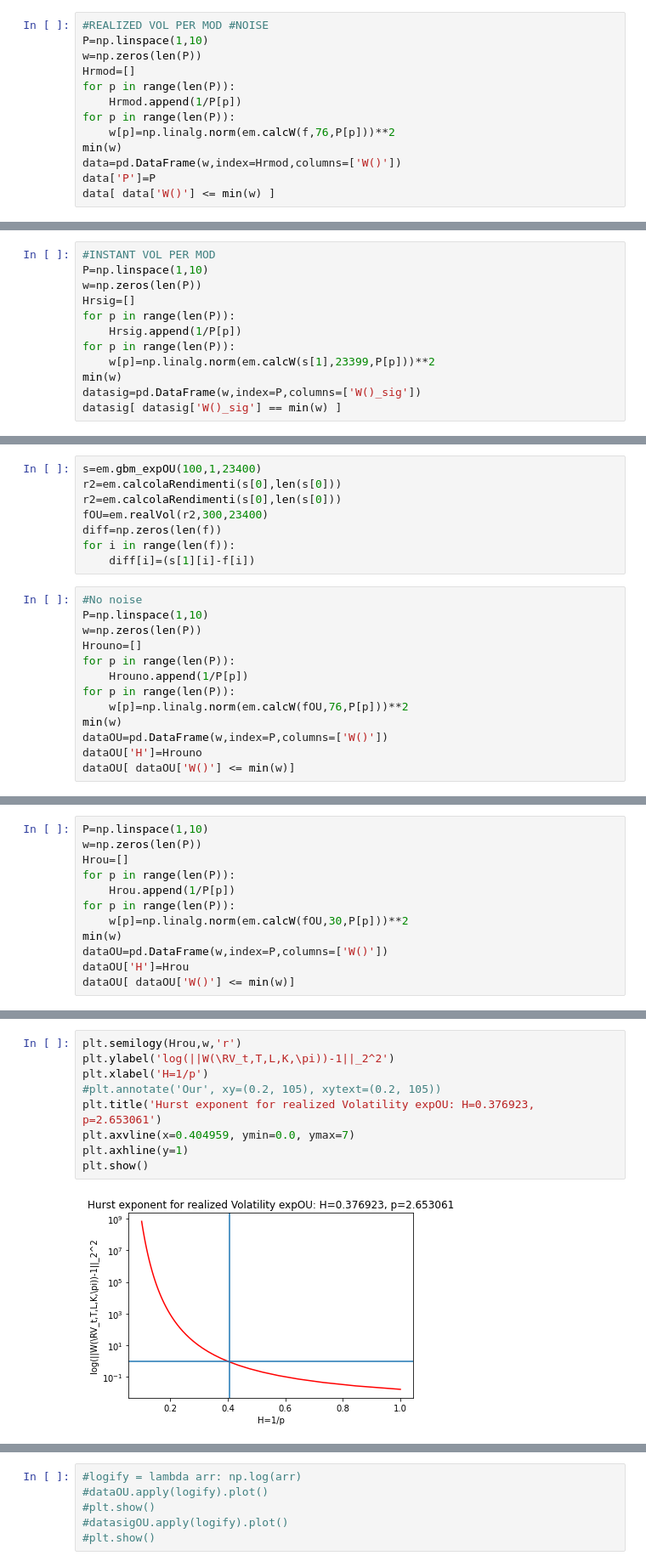
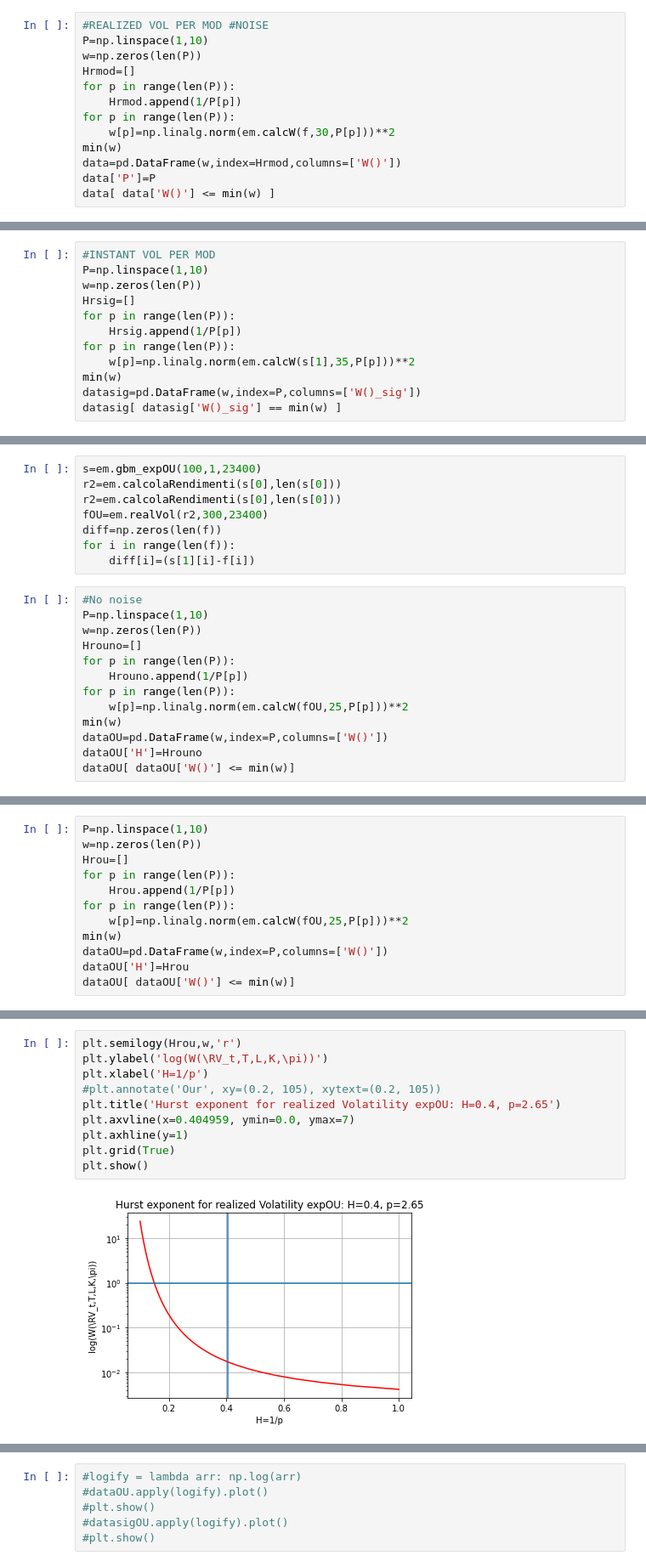
Before and after one commit to macrandrea/RoughVolArtOrArtefact, a Jupyter notebook: Hurst_P-varGIT.ipynb, the cells around one changed output, grey strips where cells are left out. Shown at 85% size. Drawn from its saved outputs; the diff is of its cells as text.

```diff
--- a/Hurst_P-varGIT.ipynb
+++ b/Hurst_P-varGIT.ipynb
@@ -27,7 +25,7 @@ Hrmod=[]
 for p in range(len(P)):
     Hrmod.append(1/P[p])
 for p in range(len(P)):
-    w[p]=np.linalg.norm(em.calcW(f,76,P[p]))**2
+    w[p]=np.linalg.norm(em.calcW(f,30,P[p]))**2
 min(w)
 data=pd.DataFrame(w,index=Hrmod,columns=['W()'])
 data['P']=P
@@ -79,7 +79,7 @@ Hrsig=[]
 for p in range(len(P)):
     Hrsig.append(1/P[p])
 for p in range(len(P)):
-    w[p]=np.linalg.norm(em.calcW(s[1],23399,P[p]))**2
+    w[p]=np.linalg.norm(em.calcW(s[1],35,P[p]))**2
 min(w)
 datasig=pd.DataFrame(w,index=P,columns=['W()_sig'])
 datasig[ datasig['W()_sig'] == min(w) ]
@@ -115,7 +116,7 @@ Hrouno=[]
 for p in range(len(P)):
     Hrouno.append(1/P[p])
 for p in range(len(P)):
-    w[p]=np.linalg.norm(em.calcW(fOU,76,P[p]))**2
+    w[p]=np.linalg.norm(em.calcW(fOU,25,P[p]))**2
 min(w)
 dataOU=pd.DataFrame(w,index=P,columns=['W()'])
 dataOU['H']=Hrouno
@@ -141,7 +143,7 @@ Hrou=[]
 for p in range(len(P)):
     Hrou.append(1/P[p])
 for p in range(len(P)):
-    w[p]=np.linalg.norm(em.calcW(fOU,30,P[p]))**2
+    w[p]=np.linalg.norm(em.calcW(fOU,25,P[p]))**2
 min(w)
 dataOU=pd.DataFrame(w,index=P,columns=['W()'])
 dataOU['H']=Hrou
@@ -152,14 +154,15 @@ dataOU[ dataOU['W()'] <= min(w)]
 # %%
 plt.semilogy(Hrou,w,'r')
-plt.ylabel('log(||W(\RV_t,T,L,K,\pi))-1||_2^2')
+plt.ylabel('log(W(\RV_t,T,L,K,\pi))')
 plt.xlabel('H=1/p')
 #plt.annotate('Our', xy=(0.2, 105), xytext=(0.2, 105))
-plt.title('Hurst exponent for realized Volatility expOU: H=0.376923, p=2.653061')
+plt.title('Hurst exponent for realized Volatility expOU: H=0.4, p=2.65')
 plt.axvline(x=0.404959, ymin=0.0, ymax=7)
 plt.axhline(y=1)
+plt.grid(True)
 plt.show()
 # %% [output]
-[figure, old version]
+[figure, new version]
 # %%
 s=em.gbm_expOU(100,1,23400)
 P=np.linspace(1,3)
```
Also changed, not shown: parts of 12 cells of this notebook, 3 other files.
